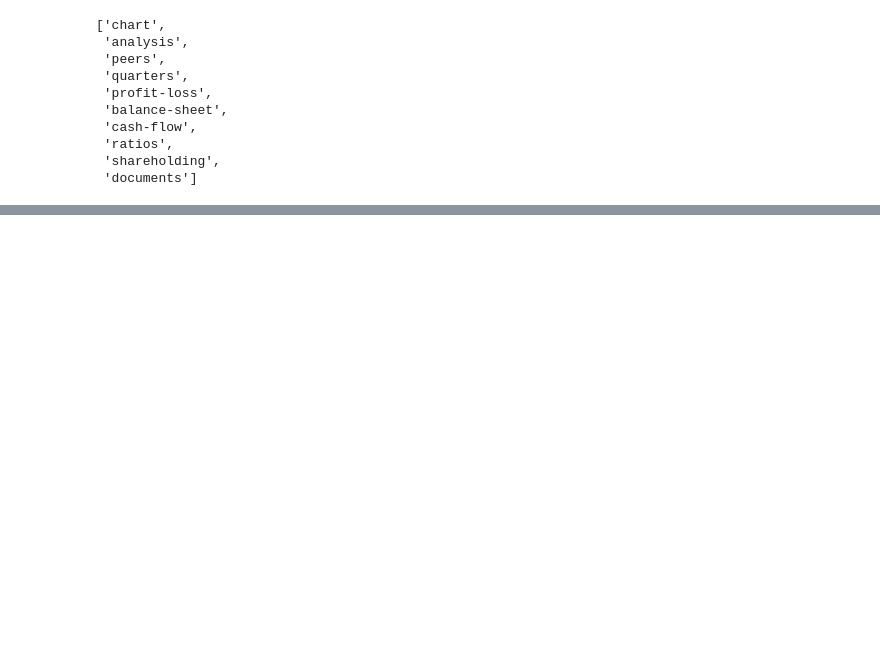
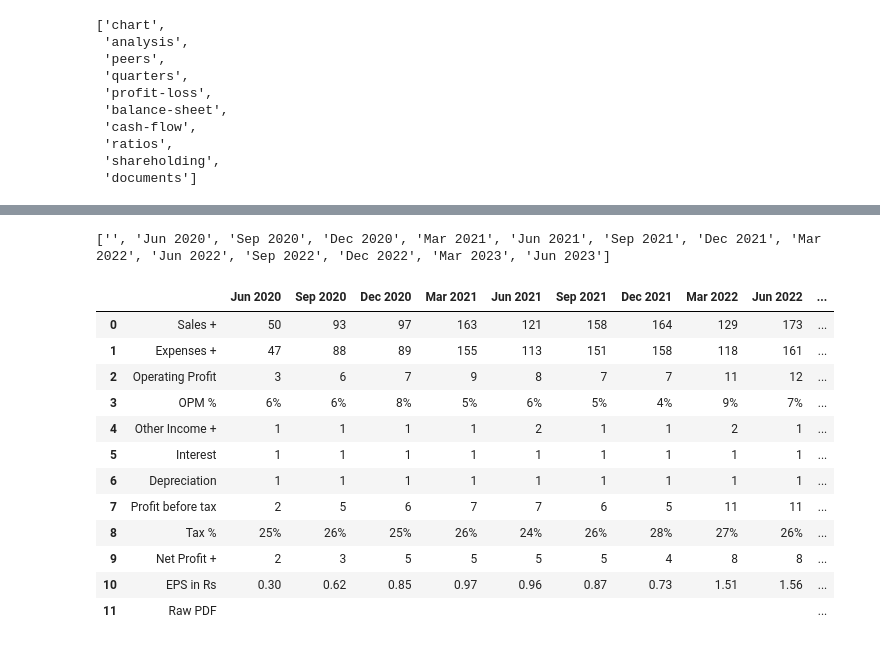
Before and after one commit to recervictory/Automate-the-boring-stuff-with-Python, a Jupyter notebook: Screener.ipynb, the cells around one changed output, grey strips where cells are left out. Cells and saved outputs as stored; diff of their text form; code cells hidden in the pictures; blank space fills up the shorter version.

```diff
--- a/Screener.ipynb
+++ b/Screener.ipynb
@@ -108,0 +105,4 @@ Face Value: ₹
+# %%
+def find_element_by_id(soup, element_id):
+    element = soup.find(id=element_id)
+    return element
@@ -108,0 +128,39 @@ Face Value: ₹
+# %%
+def create_dataframe_from_section(soup):
+
+    # Extract column headers from thead
+    thead = soup.find('thead')
+    columns = [th.text.strip() for th in thead.find_all('th') ]
+    print(columns)
+
+    # Extract row data from tbody
+    tbody = soup.find('tbody')
+    rows = []
+    for tr in tbody.find_all('tr'):
+        row_data = [td.text.strip() for td in tr.find_all('td')]
+        rows.append(row_data)
+
+    try:
+    # Create a pandas DataFrame
+        df = pd.DataFrame(rows, columns=columns)
+    except:
+        df = pd.DataFrame(rows, columns=columns)
+    return df
+# %%
+quarters = find_element_by_id(soup,'quarters')
+create_dataframe_from_section(quarters)
+# %% [output]
+['', 'Jun 2020', 'Sep 2020', 'Dec 2020', 'Mar 2021', 'Jun 2021', 'Sep 2021', 'Dec 2021', 'Mar 2022', 'Jun 2022', 'Sep 2022', 'Dec 2022', 'Mar 2023', 'Jun 2023']
+|  |  | Jun 2020 | Sep 2020 | Dec 2020 | Mar 2021 | Jun 2021 | Sep 2021 | Dec 2021 | Mar 2022 | Jun 2022 | ... |
+| 0 | Sales + | 50 | 93 | 97 | 163 | 121 | 158 | 164 | 129 | 173 | ... |
+| 1 | Expenses + | 47 | 88 | 89 | 155 | 113 | 151 | 158 | 118 | 161 | ... |
+| 2 | Operating Profit | 3 | 6 | 7 | 9 | 8 | 7 | 7 | 11 | 12 | ... |
+| 3 | OPM % | 6% | 6% | 8% | 5% | 6% | 5% | 4% | 9% | 7% | ... |
+| 4 | Other Income + | 1 | 1 | 1 | 1 | 2 | 1 | 1 | 2 | 1 | ... |
+| 5 | Interest | 1 | 1 | 1 | 1 | 1 | 1 | 1 | 1 | 1 | ... |
+| 6 | Depreciation | 1 | 1 | 1 | 1 | 1 | 1 | 1 | 1 | 1 | ... |
+| 7 | Profit before tax | 2 | 5 | 6 | 7 | 7 | 6 | 5 | 11 | 11 | ... |
+| 8 | Tax % | 25% | 26% | 25% | 26% | 24% | 26% | 28% | 27% | 26% | ... |
+| 9 | Net Profit + | 2 | 3 | 5 | 5 | 5 | 5 | 4 | 8 | 8 | ... |
+| 10 | EPS in Rs | 0.30 | 0.62 | 0.85 | 0.97 | 0.96 | 0.87 | 0.73 | 1.51 | 1.56 | ... |
+| 11 | Raw PDF |  |  |  |  |  |  |  |  |  | ... |
```
Also changed, not shown: parts of 13 cells of this notebook.
